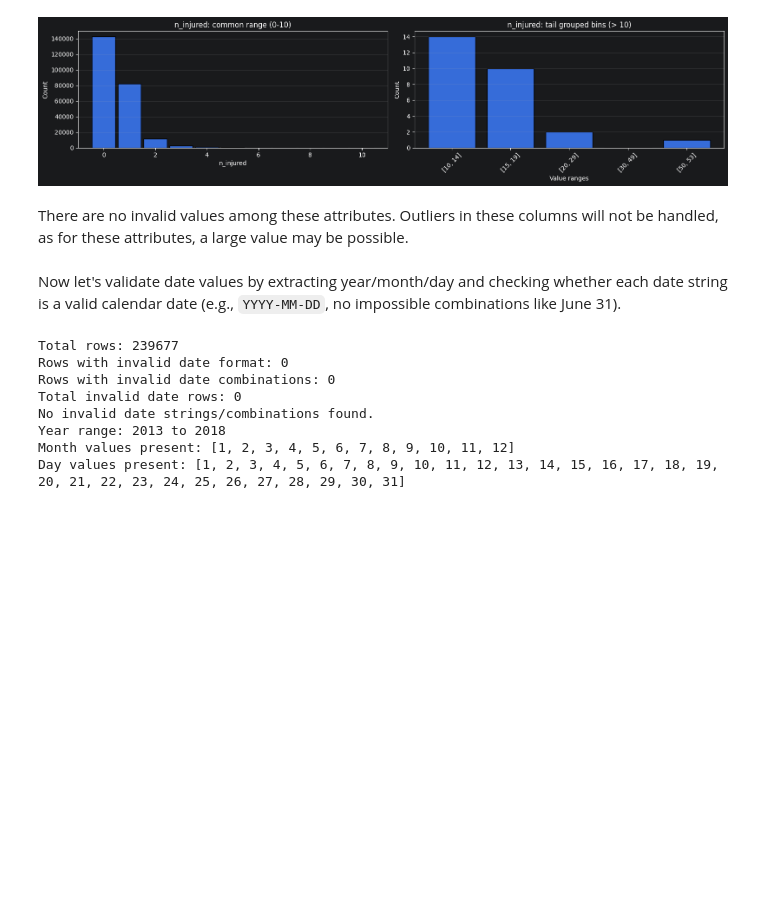
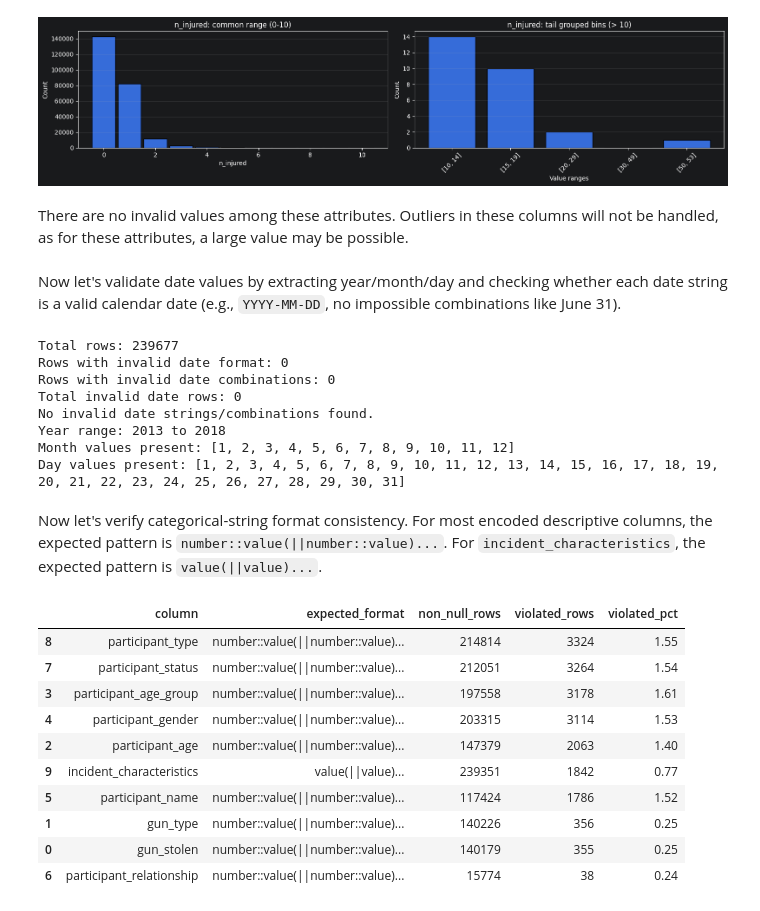
Before and after one commit to Neukz/gun-violence-analysis, a Jupyter notebook: 01_problem_and_data_understanding.ipynb, the cells around one changed output. Saved outputs shown, nothing was run; the diff lists cells and outputs as text; code cells hidden in the pictures; blank space fills up the shorter version.

Commit message:
inspect categorical columns for values with invalid formats

```diff
--- a/01_problem_and_data_understanding.ipynb
+++ b/01_problem_and_data_understanding.ipynb
@@ -512,3 +512,77 @@ No invalid date strings/combinations found.
 Year range: 2013 to 2018
 Month values present: [1, 2, 3, 4, 5, 6, 7, 8, 9, 10, 11, 12]
 Day values present: [1, 2, 3, 4, 5, 6, 7, 8, 9, 10, 11, 12, 13, 14, 15, 16, 17, 18, 19, 20, 21, 22, 23, 24, 25, 26, 27, 28, 29, 30, 31]
+# %% [markdown]
+Now let's verify categorical-string format consistency. For most encoded descriptive columns, the expected pattern is `number::value(||number::value)...`. For `incident_characteristics`, the expected pattern is `value(||value)...`.
+# %%
+import re
+
+indexed_pair_cols = [
+    'gun_stolen',
+    'gun_type',
+    'participant_age',
+    'participant_age_group',
+    'participant_gender',
+    'participant_name',
+    'participant_relationship',
+    'participant_status',
+    'participant_type'
+]
+
+indexed_pair_pattern = re.compile(r'^\d+::[^|]+(?:\|\|\d+::[^|]+)*$')
+label_list_pattern = re.compile(r'^[^|]+(?:\|\|[^|]+)*$')
+
+summary_rows = []
+example_rows = []
+
+for col in indexed_pair_cols:
+    s = df[col].dropna().astype(str).str.strip()
+    bad = s[~s.str.match(indexed_pair_pattern)]
+
+    summary_rows.append({
+        'column': col,
+        'expected_format': 'number::value(||number::value)...',
+        'non_null_rows': len(s),
+        'violated_rows': int(len(bad)),
+        'violated_pct': round((len(bad) / len(s) * 100) if len(s) else 0.0, 2)
+    })
+
+    example_rows.append({
+        'column': col,
+        'example_malformed_values': bad.drop_duplicates().head(5).tolist()
+    })
+
+col = 'incident_characteristics'
+s = df[col].dropna().astype(str).str.strip()
+bad = s[~s.str.match(label_list_pattern)]
+
+summary_rows.append({
+    'column': col,
+    'expected_format': 'value(||value)...',
+    'non_null_rows': len(s),
+    'violated_rows': int(len(bad)),
+    'violated_pct': round((len(bad) / len(s) * 100) if len(s) else 0.0, 2)
+})
+
+example_rows.append({
+    'column': col,
+    'example_malformed_values': bad.drop_duplicates().head(5).tolist()
+})
+
+format_summary = pd.DataFrame(summary_rows).sort_values('violated_rows', ascending=False)
+format_examples = pd.DataFrame(example_rows)
+
+display(format_summary)
+display(format_examples)
+# %% [output]
+|  | column | expected_format | non_null_rows | violated_rows | violated_pct |
+| 8 | participant_type | number::value(||number::value)... | 214814 | 3324 | 1.55 |
+| 7 | participant_status | number::value(||number::value)... | 212051 | 3264 | 1.54 |
+| 3 | participant_age_group | number::value(||number::value)... | 197558 | 3178 | 1.61 |
+| 4 | participant_gender | number::value(||number::value)... | 203315 | 3114 | 1.53 |
+| 2 | participant_age | number::value(||number::value)... | 147379 | 2063 | 1.40 |
+| 9 | incident_characteristics | value(||value)... | 239351 | 1842 | 0.77 |
+| 5 | participant_name | number::value(||number::value)... | 117424 | 1786 | 1.52 |
+| 1 | gun_type | number::value(||number::value)... | 140226 | 356 | 0.25 |
+| 0 | gun_stolen | number::value(||number::value)... | 140179 | 355 | 0.25 |
+| 6 | participant_relationship | number::value(||number::value)... | 15774 | 38 | 0.24 |
```
Also changed, not shown: parts of 1 cell of this notebook.
